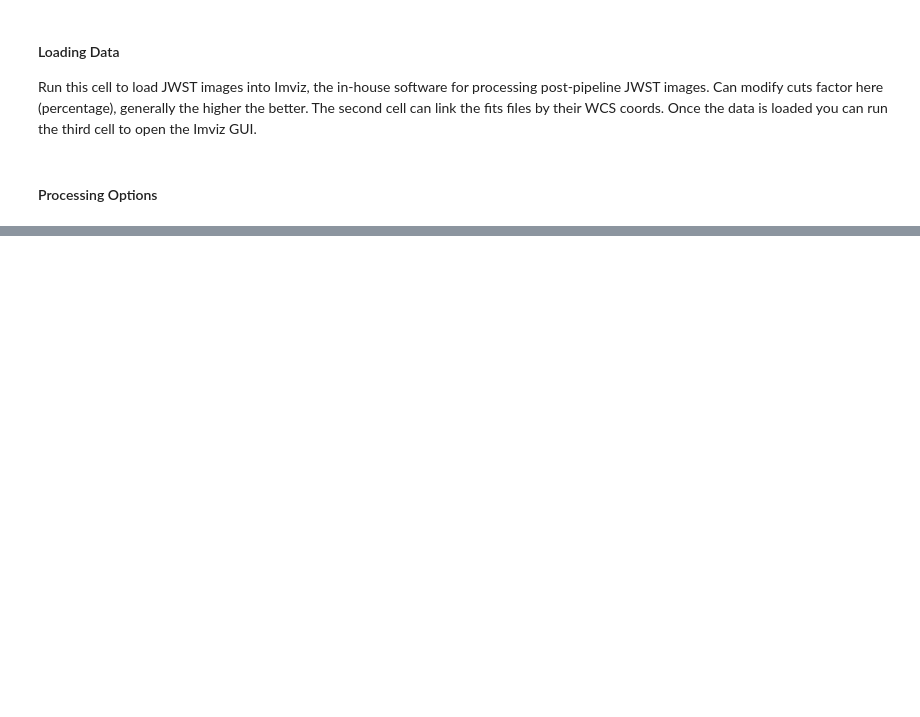
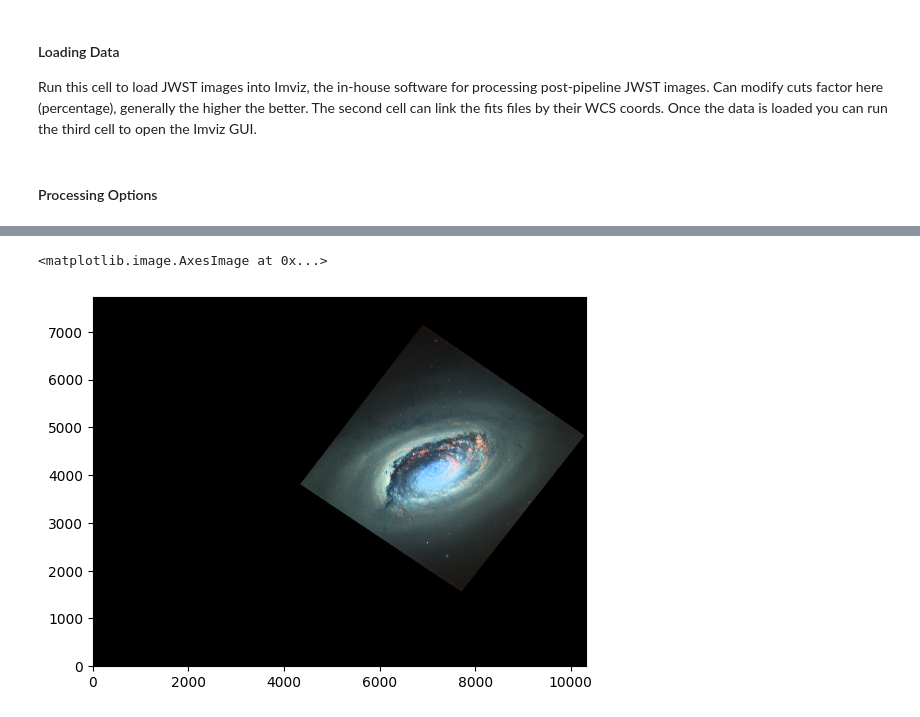
Before and after one commit to danmcl77/JWSTProcessorTool, a Jupyter notebook: ImageProcessing.ipynb, the cells around one changed output, grey strips where cells are left out. Cells and saved outputs as stored; diff of their text form; code cells hidden in the pictures; blank space fills up the shorter version.

```diff
--- a/ImageProcessing.ipynb
+++ b/ImageProcessing.ipynb
@@ -323,0 +373,38 @@ viewer.save(filename)
+# %%
+from astropy.visualization import make_lupton_rgb
+from astropy.io import fits
+from astropy.utils.data import get_pkg_data_filename
+
+# Read in the three images downloaded from here:
+
+reference_fits_file = get_pkg_data_filename('fits/hst_11122_05_wfpc2_pc_f502n_ua0105_drz.fits')
+
+
+r_name = get_pkg_data_filename('fits/NGC4826/hst_skycell-p1809x06y10_wfc3_uvis_f336w_all_drc.fits')
+
+g_name = get_pkg_data_filename('fits/NGC4826/hst_skycell-p1809x06y10_wfc3_uvis_f438w_all_drc.fits')
+
+b_name = get_pkg_data_filename('fits/NGC4826/hst_skycell-p1809x06y10_wfc3_uvis_f555w_all_drc.fits')
+
+#print(np.array(fits.open(r_name)[1].data))
+
+#print(np.array(fits.open(reference_fits_file)[1].data))
+
+r = np.array(fits.open(r_name)[1].data)
+g = np.array(fits.open(g_name)[1].data)
+b = np.array(fits.open(b_name)[1].data)
+
+
+
+#print(fits.open(r_name)[1])
+
+ref = np.array(fits.open(reference_fits_file)[1].data)
+
+
+
+
+rgb_default = make_lupton_rgb(r*8.8, g*2.4, b*0.56, Q=0.1, stretch=0.5, filename="output.jpeg")
+plt.imshow(rgb_default, origin='lower')
+# %% [output]
+<matplotlib.image.AxesImage at 0x...>
+[figure, added]
```
Also changed, not shown: parts of 5 cells of this notebook, 6 other files.
